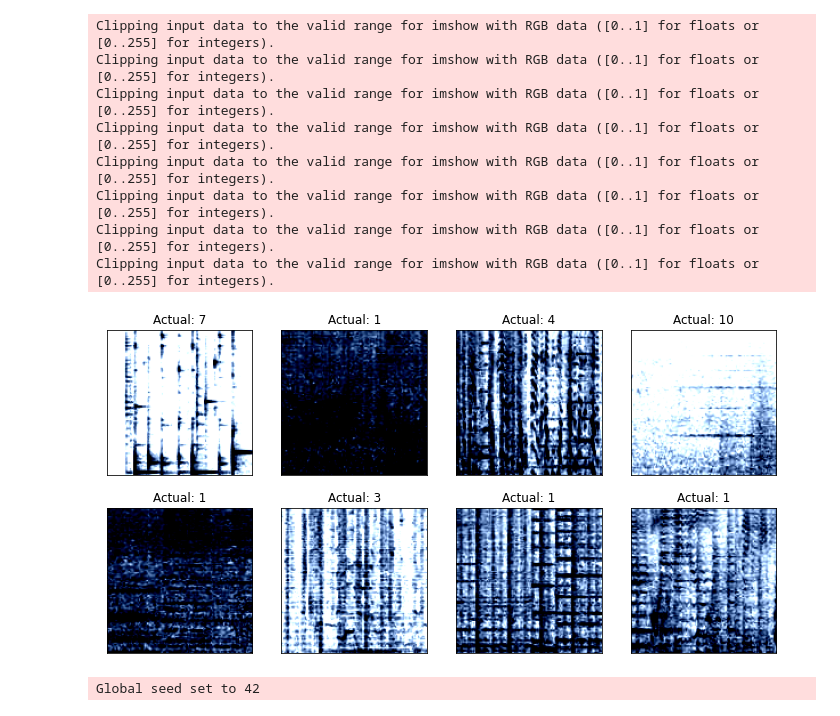
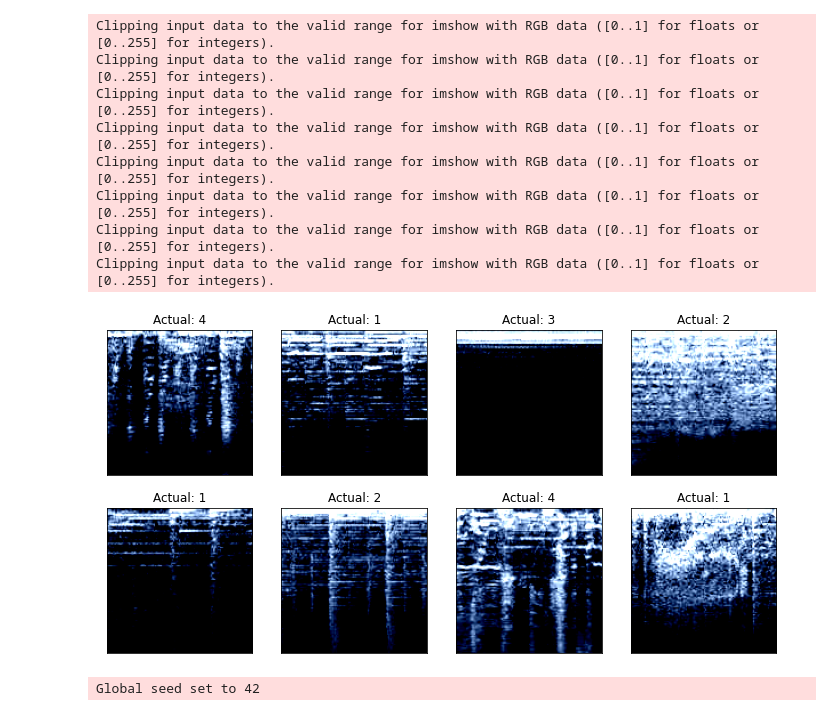
Before and after one commit to bk-anupam/KaggleChallenges, a Jupyter notebook: AUDIO/MusicClassification/train_baseline.ipynb, the cells around one changed output. Cells and saved outputs as stored; diff of their text form; code cells hidden in the pictures.

```diff
--- a/AUDIO/MusicClassification/train_baseline.ipynb
+++ b/AUDIO/MusicClassification/train_baseline.ipynb
@@ -78,7 +86,7 @@ elif Config.RUNTIME == "KAGGLE":
     Config.IMG_ROOT_FOLDER = "/content/kaggle/processed_train/mel_spec/"
 else:
     Config.DATA_ROOT_FOLDER = "./data/"
-    Config.IMG_ROOT_FOLDER = "./data/processed_train/mel_spec/"
+    Config.IMG_ROOT_FOLDER = "./data/processed_train_aug/mel_spec/"
 # %%
 def config_to_dict(cfg):
     # dir is an inbuilt python function that returns the list of attributes and methods of any object
@@ -128,8 +158,12 @@ class AudioMelSpecImgDataset(Dataset):
         self.target_transform = target_transform
 
     def __getitem__(self, index):
-        file_name_noext = self.df.loc[index, self.file_name_col].split(".")[0]
-        img_path = self.img_root_folder + "/" + file_name_noext + ".jpg"
+        if Config.USE_MEL_SPEC_AUG:
+            mel_spec_img = self.df.loc[index, self.file_name_col]
+            img_path = self.img_root_folder + mel_spec_img
+        else:
+            file_name_noext = self.df.loc[index, self.file_name_col].split(".")[0]
+            img_path = self.img_root_folder + "/" + file_name_noext + ".jpg"
         img = Image.open(img_path)
         img_arr = np.array(img)
         img_label = self.df.loc[index, self.target_col]
@@ -139,8 +173,8 @@ class AudioMelSpecImgDataset(Dataset):
             #img_tfmd = self.transform(img)
         if self.target_transform is not None:
             img_label = self.target_transform(img_label)
-        song_id = self.df.loc[index, "song_id"]
-        return song_id, img_tfmd, img_label
+        #song_id = self.df.loc[index, "song_id"]
+        return index, img_tfmd, img_label
 
     def __len__(self):
         return len(self.df)
@@ -185,7 +219,7 @@ def get_fold_dls(fold, df_imgs, img_root_folder):
     df_val = df_imgs[df_imgs["kfold"] == fold].reset_index(drop=True)
     ds_train = AudioMelSpecImgDataset(
         df_train,
-        file_name_col="filename",
+        file_name_col="mel_spec",
         target_col="genre_id",
         img_root_folder=img_root_folder,
         transform=train_transform,
@@ -193,7 +227,7 @@ def get_fold_dls(fold, df_imgs, img_root_folder):
     )
     ds_val = AudioMelSpecImgDataset(
         df_val,
-        file_name_col="filename",
+        file_name_col="mel_spec",
         target_col="genre_id",
         img_root_folder=img_root_folder,
         transform=val_transform,
@@ -209,7 +243,7 @@ def show_batch(img_ds, num_items, num_rows, num_cols, predict_arr=None):
     fig = plt.figure(figsize=(12, 6))
     img_index = np.random.randint(0, len(img_ds)-1, num_items)
     for index, img_index in enumerate(img_index):  # list first 9 images
-        song_id, img, lb = img_ds[img_index]
+        id, img, lb = img_ds[img_index]
         ax = fig.add_subplot(num_rows, num_cols, index + 1, xticks=[], yticks=[])
         if isinstance(img, torch.Tensor):
             img = img.detach().numpy()
@@ -244,15 +278,15 @@ def show_batch(img_ds, num_items, num_rows, num_cols, predict_arr=None):
 #     plt.imshow(img_np)
 #     print(img_np.shape)
 # %%
-dl_train, dl_val, ds_train, ds_val = get_fold_dls(0, df_train, Config.DATA_ROOT_FOLDER + "/processed_train/mel_spec")
+dl_train, dl_val, ds_train, ds_val = get_fold_dls(0, df_train, Config.IMG_ROOT_FOLDER)
 show_batch(ds_val, 8, 2, 4)
 # %% [output]
 Clipping input data to the valid range for imshow with RGB data ([0..1] for floats or [0..255] for integers).
 Clipping input data to the valid range for imshow with RGB data ([0..1] for floats or [0..255] for integers).
 Clipping input data to the valid range for imshow with RGB data ([0..1] for floats or [0..255] for integers).
 Clipping input data to the valid range for imshow with RGB data ([0..1] for floats or [0..255] for integers).
 Clipping input data to the valid range for imshow with RGB data ([0..1] for floats or [0..255] for integers).
 Clipping input data to the valid range for imshow with RGB data ([0..1] for floats or [0..255] for integers).
 Clipping input data to the valid range for imshow with RGB data ([0..1] for floats or [0..255] for integers).
 Clipping input data to the valid range for imshow with RGB data ([0..1] for floats or [0..255] for integers).
-[figure, old version]
+[figure, new version]
```
Also changed, not shown: parts of 10 cells of this notebook.
